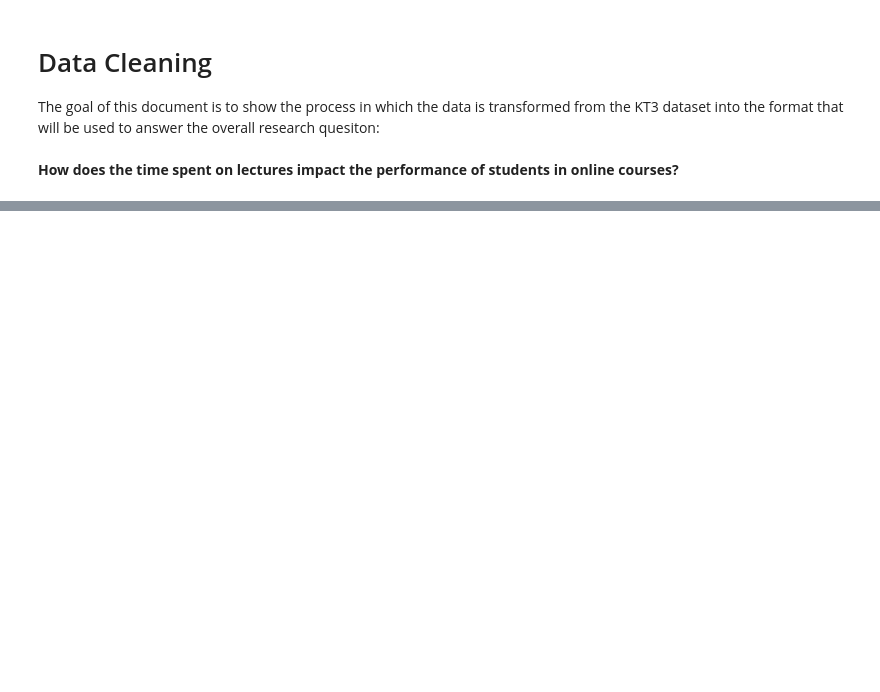
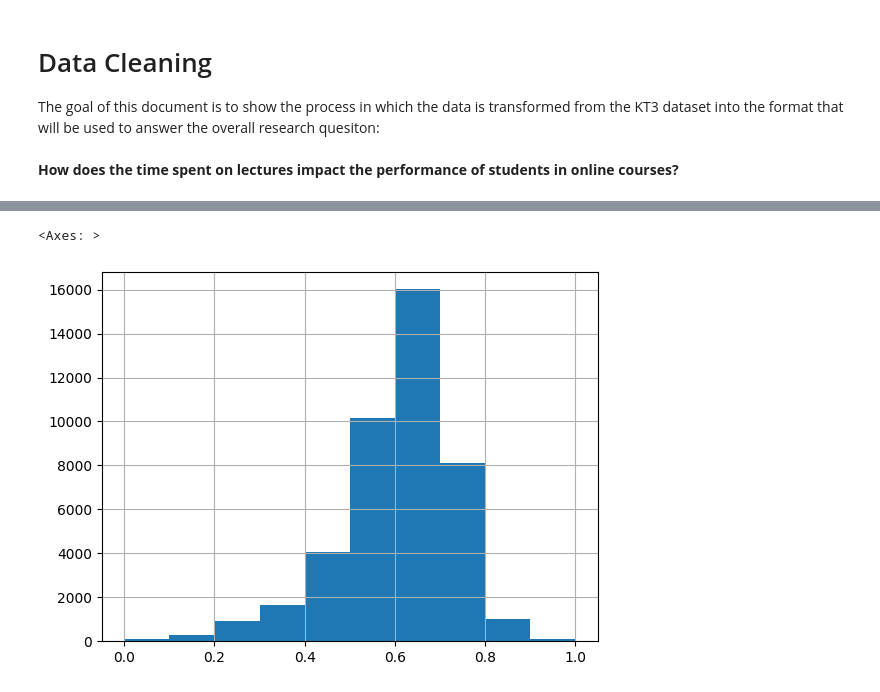
Before and after one commit to ben451P/stat207_JS_Project, a Jupyter notebook: report/data_cleaning.ipynb, the cells around one changed output, grey strips where cells are left out. Cells and saved outputs as stored; diff of their text form; code cells hidden in the pictures; blank space fills up the shorter version.

Commit message:
Data Cleaning done

```diff
--- a/report/data_cleaning.ipynb
+++ b/report/data_cleaning.ipynb
@@ -33,0 +64,11 @@ for file_name in random.sample(os.listdir(DATASET_PATH),10):
+# %%
+for file_name in random.sample(os.listdir(DATASET_PATH),10):
+    with open(os.path.join(DATASET_PATH,file_name),"r") as file:
+        reader = csv.reader(file)
+        next(reader) #for the header
+
+        for line in reader:
+            if line[2][0] == "l":
+                next_line = next(reader)
+                print(f"{line[2]} start, {next_line[2]} end, difference in time: {int(next_line[0]) - int(line[0])}")
+        print("---")
@@ -33,0 +90,23 @@ for file_name in random.sample(os.listdir(DATASET_PATH),10):
+# %%
+included_data = []
+num_removed = 0
+for file_name in os.listdir(DATASET_PATH):
+    file_path = os.path.join(DATASET_PATH,file_name)
+    with open(file_path,"r") as file:
+        reader = csv.reader(file)
+        #to skip file header
+        next(reader)
+
+        conditions = {"lectures":0,"questions":0}
+        for line in reader:
+            if line[2]:
+                if line[2][0] == "l":
+                    conditions["lectures"] = 1
+                elif line[2][0] == "q":
+                    conditions["questions"] = 1
+
+        if all(conditions.values()):
+            included_data.append(file_name)
+        else:num_removed += 1
+
+num_removed
@@ -71,0 +175,3 @@ q3957 between b2489 and b2489
+# %%
+if not os.path.exists(CLEAN_DATASET_CSV_PATH):
+    df = transform_data(included_data)
@@ -71,0 +199,5 @@ q3957 between b2489 and b2489
+# %%
+df["Correct_Percent"].hist()
+# %% [output]
+<Axes: >
+[figure, added]
```
Also changed, not shown: parts of 13 cells of this notebook.
